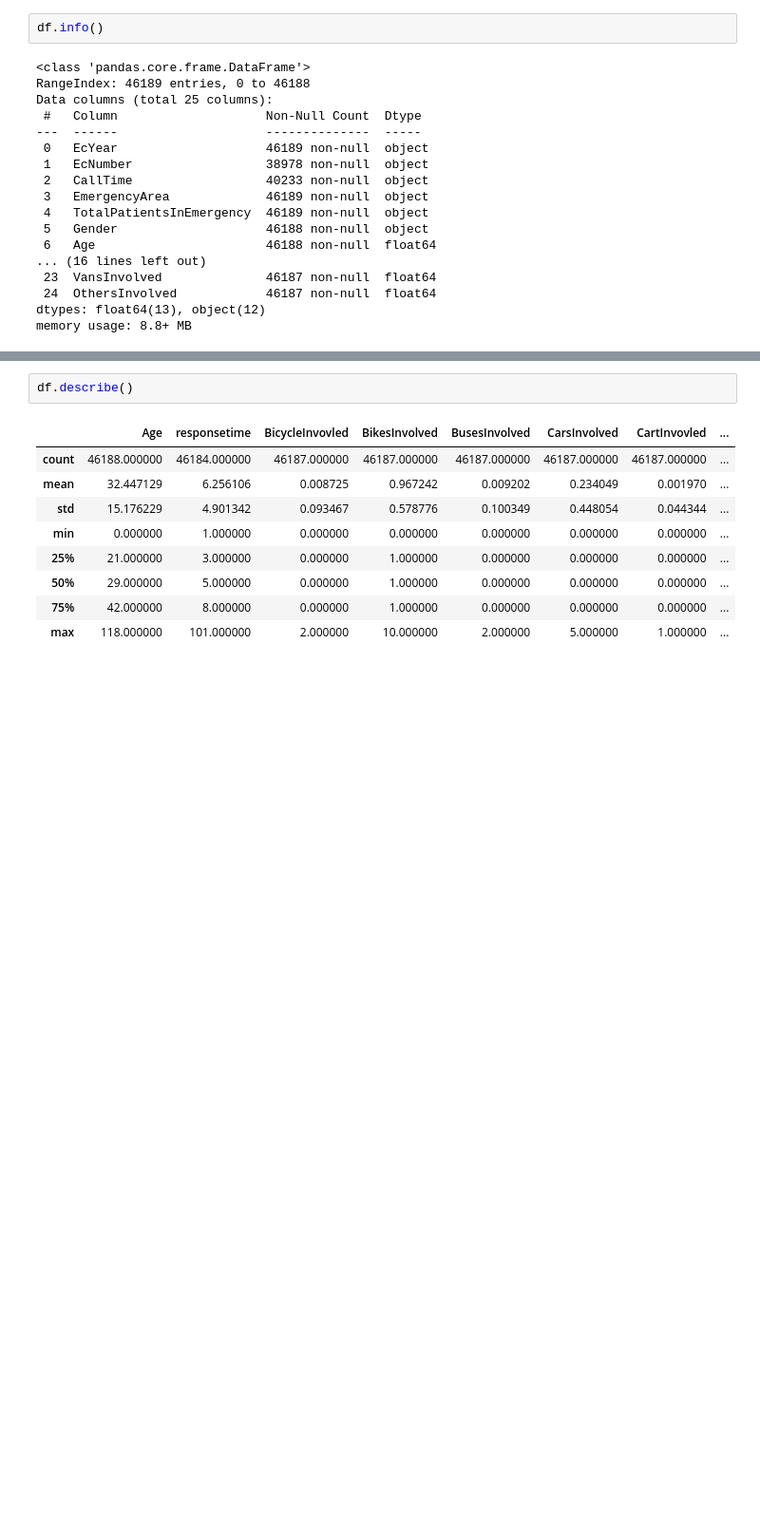
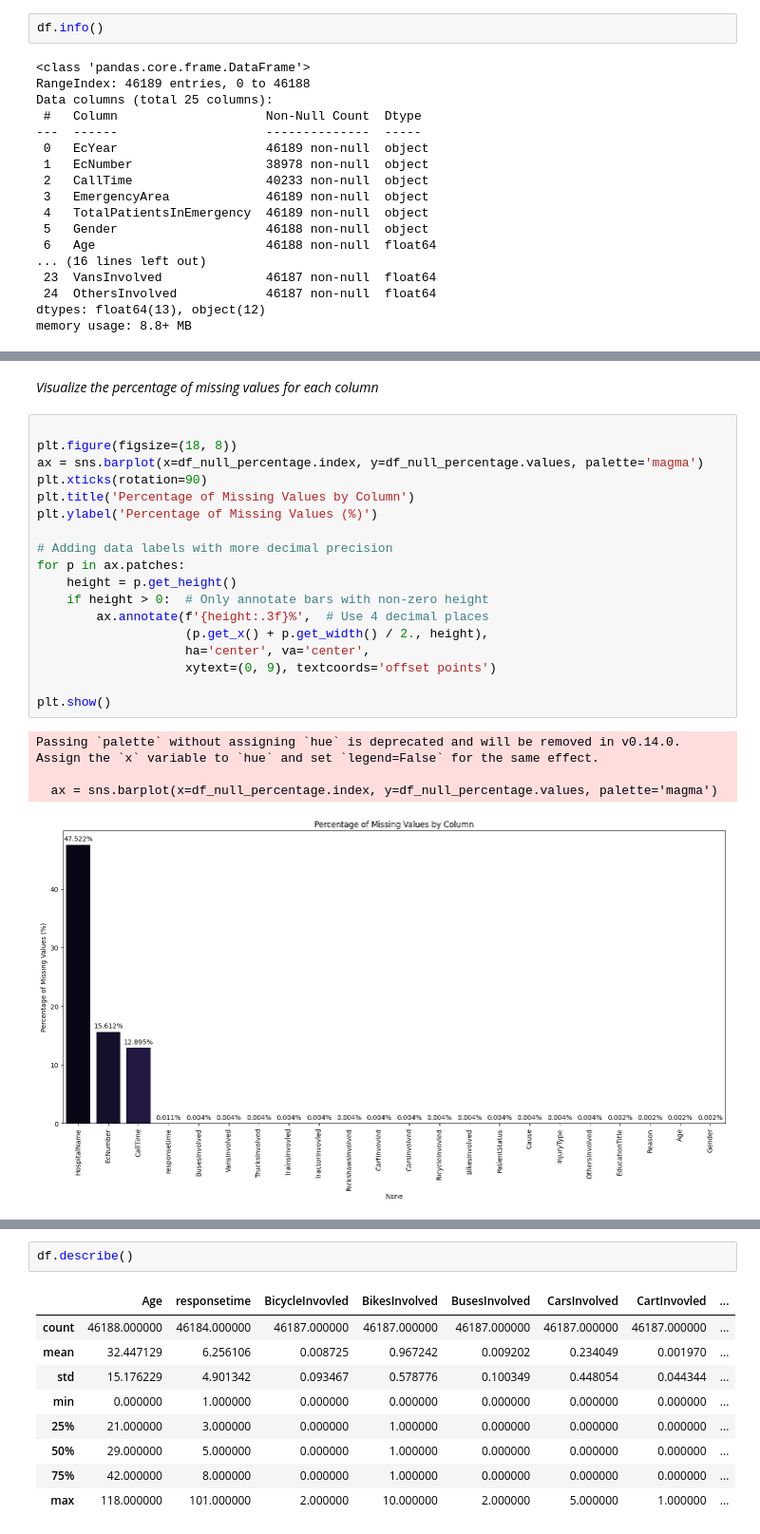
Before and after one commit to B-I-T-W-I-S-E-M-I-N-D-S/Apply-Data-PreProcessing, a Jupyter notebook: Apply_Data_PreProcessing.ipynb, the cells around one changed output, grey strips where cells are left out. Shown: that part at 95% size. Cells and saved outputs as stored; diff of their text form; blank space fills up the shorter version.

Commit message:
refine data cleaning

```diff
--- a/Apply_Data_PreProcessing.ipynb
+++ b/Apply_Data_PreProcessing.ipynb
@@ -38,0 +70,26 @@ memory usage: 8.8+ MB
+# %% [markdown]
+
+*Visualize the percentage of missing values for each column*
+# %%
+
+plt.figure(figsize=(18, 8))
+ax = sns.barplot(x=df_null_percentage.index, y=df_null_percentage.values, palette='magma')
+plt.xticks(rotation=90)
+plt.title('Percentage of Missing Values by Column')
+plt.ylabel('Percentage of Missing Values (%)')
+
+# Adding data labels with more decimal precision
+for p in ax.patches:
+    height = p.get_height()
+    if height > 0:  # Only annotate bars with non-zero height
+        ax.annotate(f'{height:.3f}%',  # Use 4 decimal places
+                    (p.get_x() + p.get_width() / 2., height),
+                    ha='center', va='center',
+                    xytext=(0, 9), textcoords='offset points')
+
+plt.show()
+# %% [output]
+Passing `palette` without assigning `hue` is deprecated and will be removed in v0.14.0. Assign the `x` variable to `hue` and set `legend=False` for the same effect.
+
+  ax = sns.barplot(x=df_null_percentage.index, y=df_null_percentage.values, palette='magma')
+[figure, added]
```
Also changed, not shown: parts of 20 cells of this notebook.
